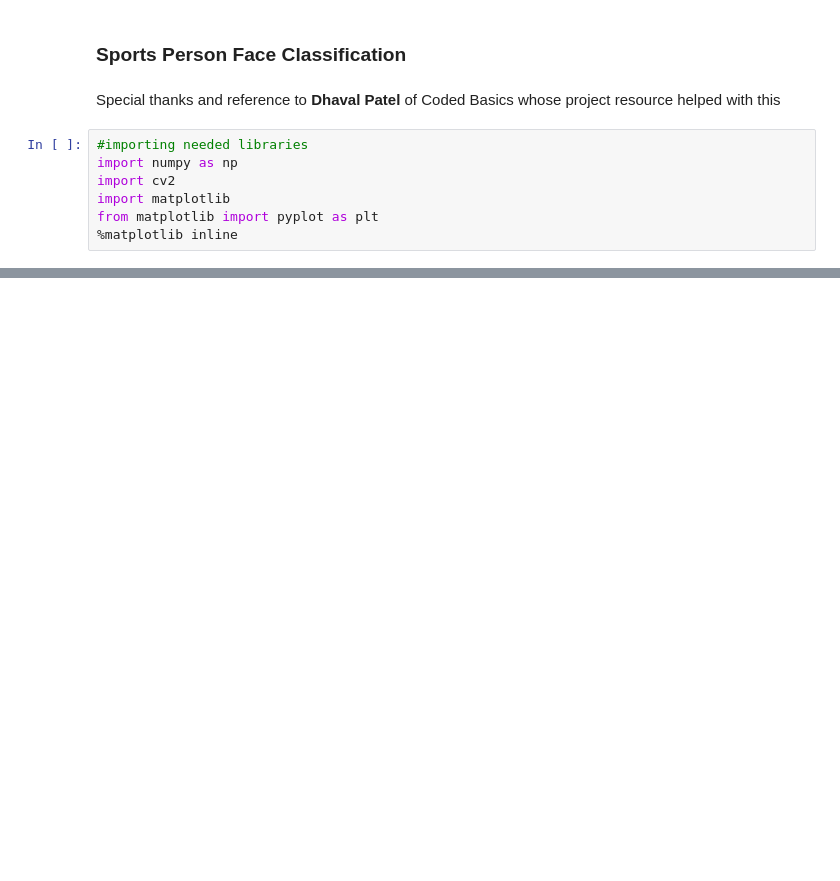
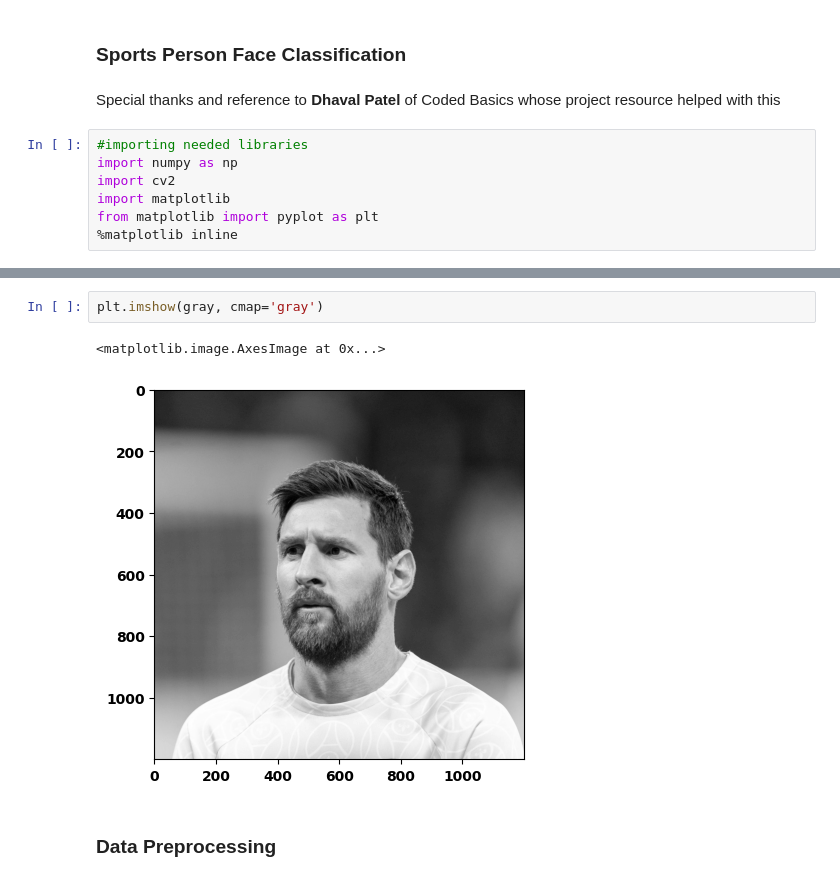
Before and after one commit to monsterdevgit/Sport-Person-Classification, a Jupyter notebook: Model/Sport Person Classifier Model.ipynb, the cells around one changed output, grey strips where cells are left out. Saved outputs shown, nothing was run; the diff lists cells and outputs as text; blank space fills up the shorter version.

```diff
--- a/Model/Sport Person Classifier Model.ipynb
+++ b/Model/Sport Person Classifier Model.ipynb
@@ -13,0 +60,7 @@ In image classification there are different attribute that can be used as featur
+# %%
+plt.imshow(gray, cmap='gray')
+# %% [output]
+<matplotlib.image.AxesImage at 0x...>
+[figure, added]
+# %% [markdown]
+### Data Preprocessing
```
Also changed, not shown: parts of 57 cells of this notebook.
